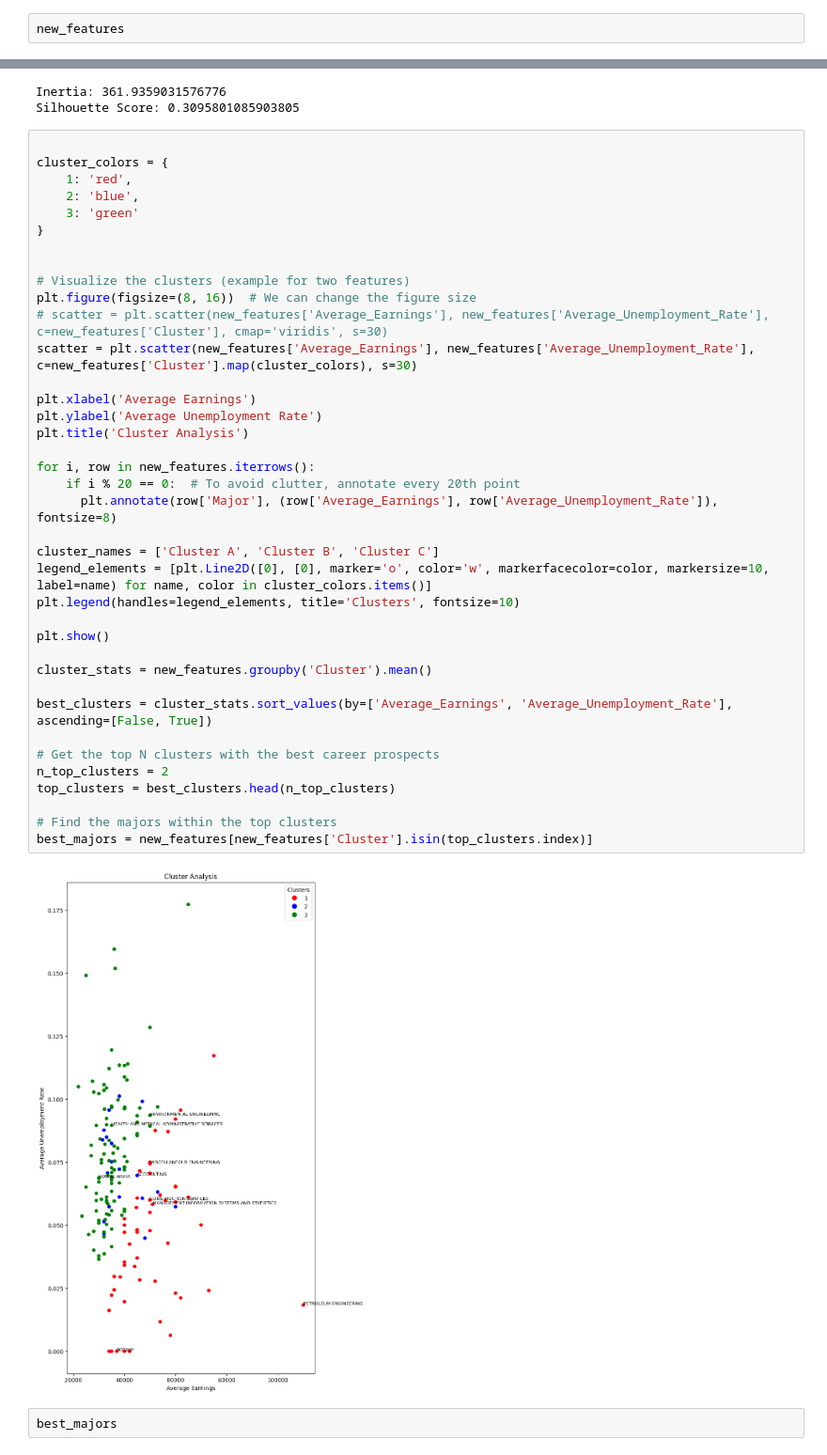
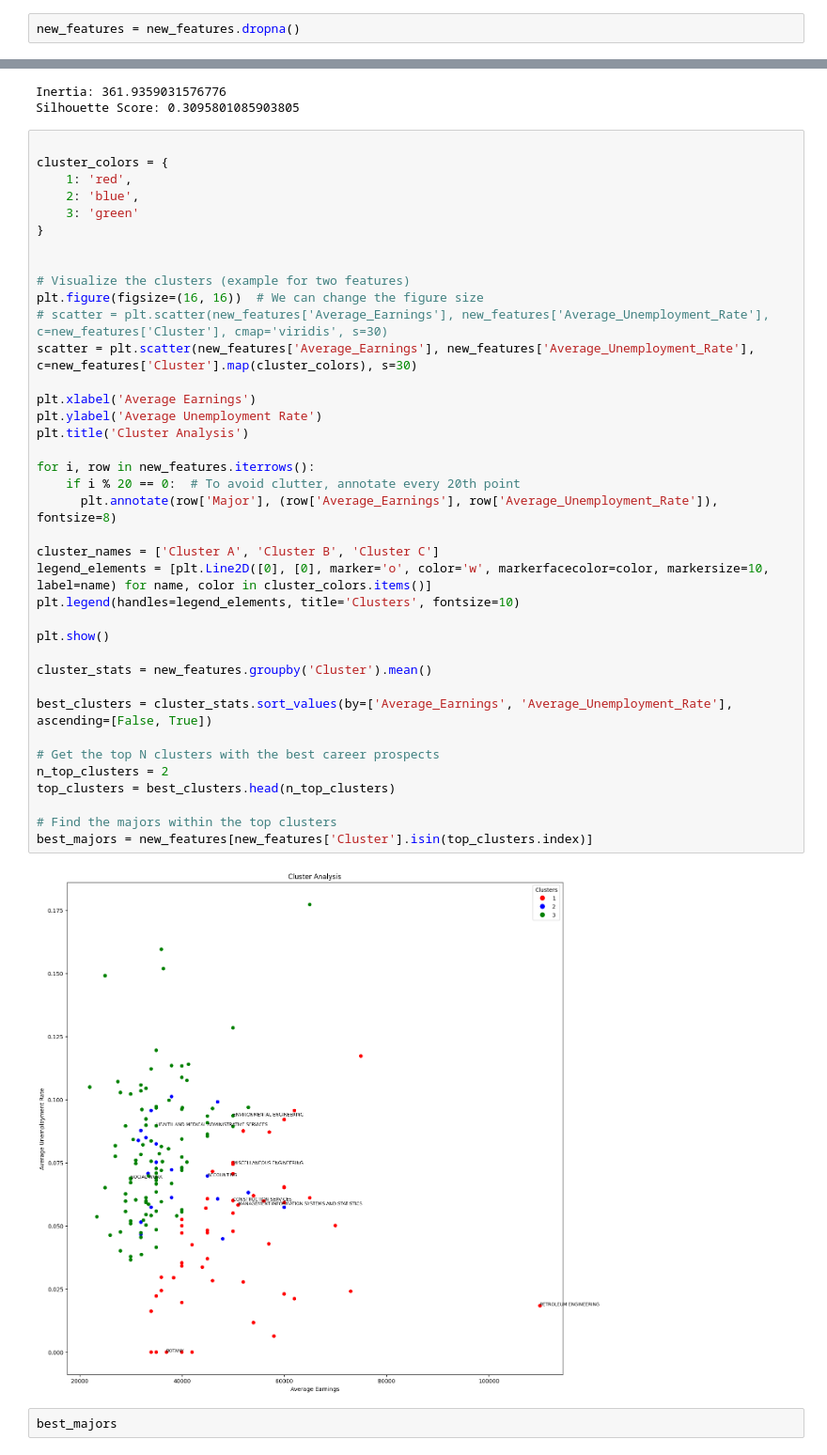
Before and after one commit to alisonqiu/DSCI303-final-project, a Jupyter notebook: Feature_Engineering_&_K_means_&_feature_importance.ipynb, the cells around one changed output, grey strips where cells are left out. Shown at 94% size. Cells and saved outputs as stored; diff of their text form.

```diff
--- a/Feature_Engineering_&_K_means_&_feature_importance.ipynb
+++ b/Feature_Engineering_&_K_means_&_feature_importance.ipynb
@@ -78,4 +94,4 @@ new_features = grouped_data.agg({
 
 new_features.columns = ['Major', 'Average_Earnings', 'Average_Employment', 'Average_High_Wage_Job', 'Average_Unemployment_Rate']
 # %%
-new_features
+new_features = new_features.dropna()
@@ -150,36 +152,36 @@ cluster_colors = {
 
 
 # Visualize the clusters (example for two features)
-plt.figure(figsize=(8, 16))  # We can change the figure size
+plt.figure(figsize=(16, 16))  # We can change the figure size
 # scatter = plt.scatter(new_features['Average_Earnings'], new_features['Average_Unemployment_Rate'], c=new_features['Cluster'], cmap='viridis', s=30)
 scatter = plt.scatter(new_features['Average_Earnings'], new_features['Average_Unemployment_Rate'], c=new_features['Cluster'].map(cluster_colors), s=30)
 
 plt.xlabel('Average Earnings')
 plt.ylabel('Average Unemployment Rate')
 plt.title('Cluster Analysis')
 
 for i, row in new_features.iterrows():
     if i % 20 == 0:  # To avoid clutter, annotate every 20th point
       plt.annotate(row['Major'], (row['Average_Earnings'], row['Average_Unemployment_Rate']), fontsize=8)
 
 cluster_names = ['Cluster A', 'Cluster B', 'Cluster C']
 legend_elements = [plt.Line2D([0], [0], marker='o', color='w', markerfacecolor=color, markersize=10, label=name) for name, color in cluster_colors.items()]
 plt.legend(handles=legend_elements, title='Clusters', fontsize=10)
 
 plt.show()
 
 cluster_stats = new_features.groupby('Cluster').mean()
 
 best_clusters = cluster_stats.sort_values(by=['Average_Earnings', 'Average_Unemployment_Rate'], ascending=[False, True])
 
 # Get the top N clusters with the best career prospects
 n_top_clusters = 2
 top_clusters = best_clusters.head(n_top_clusters)
 
 # Find the majors within the top clusters
 best_majors = new_features[new_features['Cluster'].isin(top_clusters.index)]
 # %% [output]
-[figure, old version]
+[figure, new version]
 # %%
 best_majors
 # %% [output]
```
Also changed, not shown: parts of 20 cells of this notebook, 1 other file.
